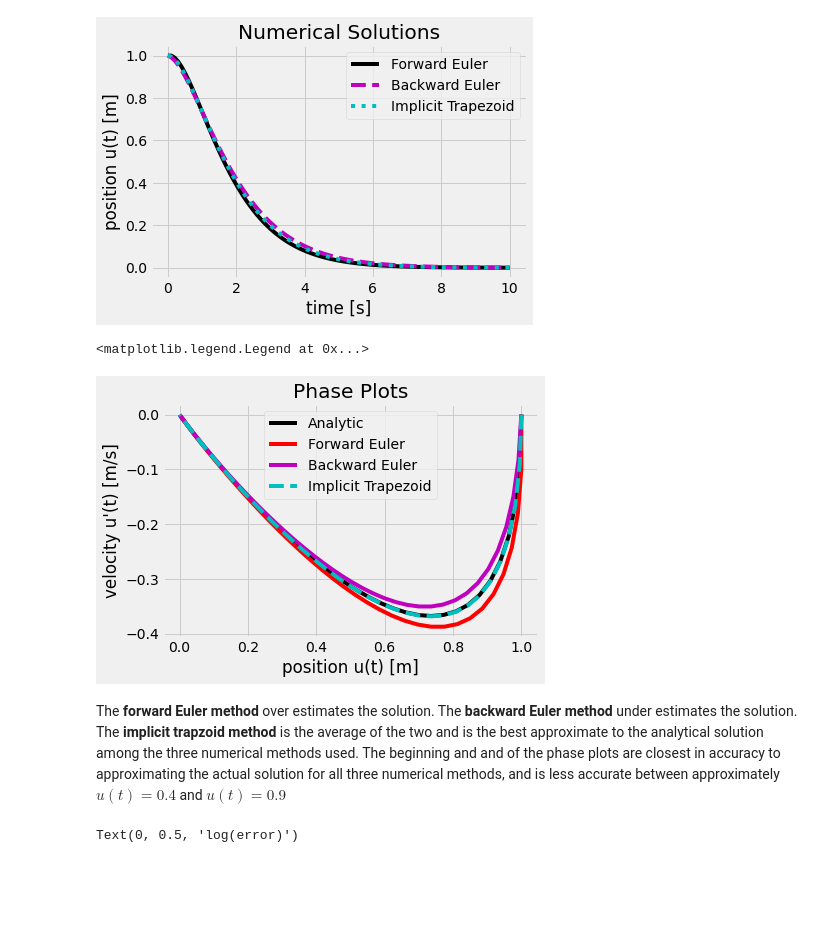
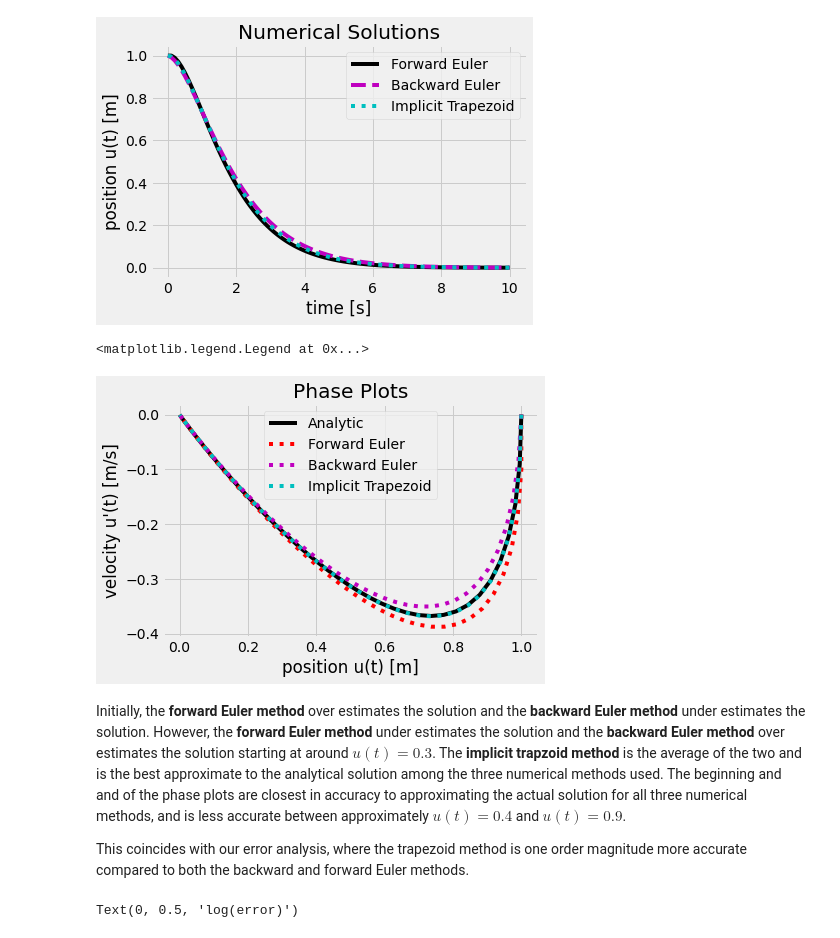
Before and after one commit to moumhecht/COMP596, a Jupyter notebook: HW4/mhecht_HW4.ipynb, the cells around one changed output. Drawn from its saved outputs; the diff is of its cells as text; code cells hidden in the pictures; blank space fills up the shorter version.

Commit message:
added more analysis

```diff
--- a/HW4/mhecht_HW4.ipynb
+++ b/HW4/mhecht_HW4.ipynb
@@ -238,17 +238,19 @@ Text(0, 0.5, 'position u(t) [m]')
 # %%
 plt.title('Phase Plots')
 plt.plot(u_analytic,u_prime, c= 'k',label = 'Analytic')
-plt.plot(u_forward,v_forward,c = 'r',label= 'Forward Euler')
-plt.plot(u_backward,v_backward,c = 'm', label = 'Backward Euler')
-plt.plot(u_trapezoid,v_trapezoid, '--', c= 'c', label = 'Implicit Trapezoid')
+plt.plot(u_forward,v_forward,':',c = 'r',label= 'Forward Euler')
+plt.plot(u_backward,v_backward,':',c = 'm', label = 'Backward Euler')
+plt.plot(u_trapezoid,v_trapezoid, ':', c= 'c', label = 'Implicit Trapezoid')
 plt.xlabel("position u(t) [m]")
 plt.ylabel("velocity u'(t) [m/s]")
 plt.legend(loc='upper center')
 # %% [output]
 <matplotlib.legend.Legend at 0x...>
-[figure, old version]
+[figure, new version]
 # %% [markdown]
-The  **forward Euler method** over estimates the solution. The **backward Euler method** under estimates the solution. The **implicit trapzoid method** is the average of the two and is the best approximate to the analytical solution among the three numerical methods used. The beginning and and of the phase plots are closest in accuracy to approximating the actual solution for all three numerical methods, and is less accurate between approximately $u(t) = 0.4$ and $u(t)=0.9$
+Initially, the **forward Euler method** over estimates the solution and the **backward Euler method** under estimates the solution. However, the  **forward Euler method** under estimates the solution and the **backward Euler method** over estimates the solution  starting at around $u(t) = 0.3$. The **implicit trapzoid method** is the average of the two and is the best approximate to the analytical solution among the three numerical methods used. The beginning and and of the phase plots are closest in accuracy to approximating the actual solution for all three numerical methods, and is less accurate between approximately $u(t) = 0.4$ and $u(t)=0.9$.
+
+This coincides with our error analysis, where the trapezoid method is one order magnitude more accurate compared to both the backward and forward Euler methods.
 # %%
 from numpy.linalg import norm
 # %%
```
Also changed, not shown: parts of 1 cell of this notebook.
